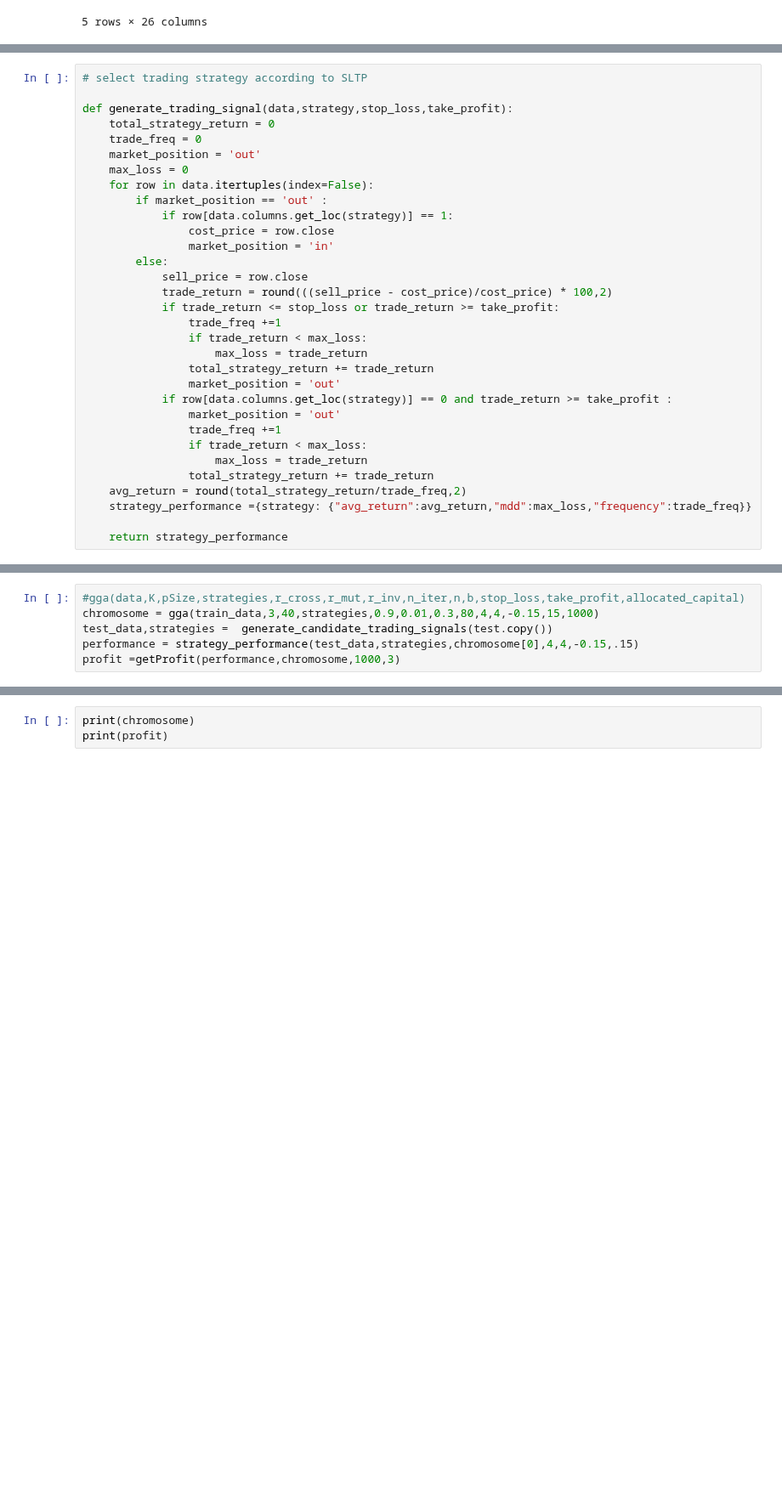
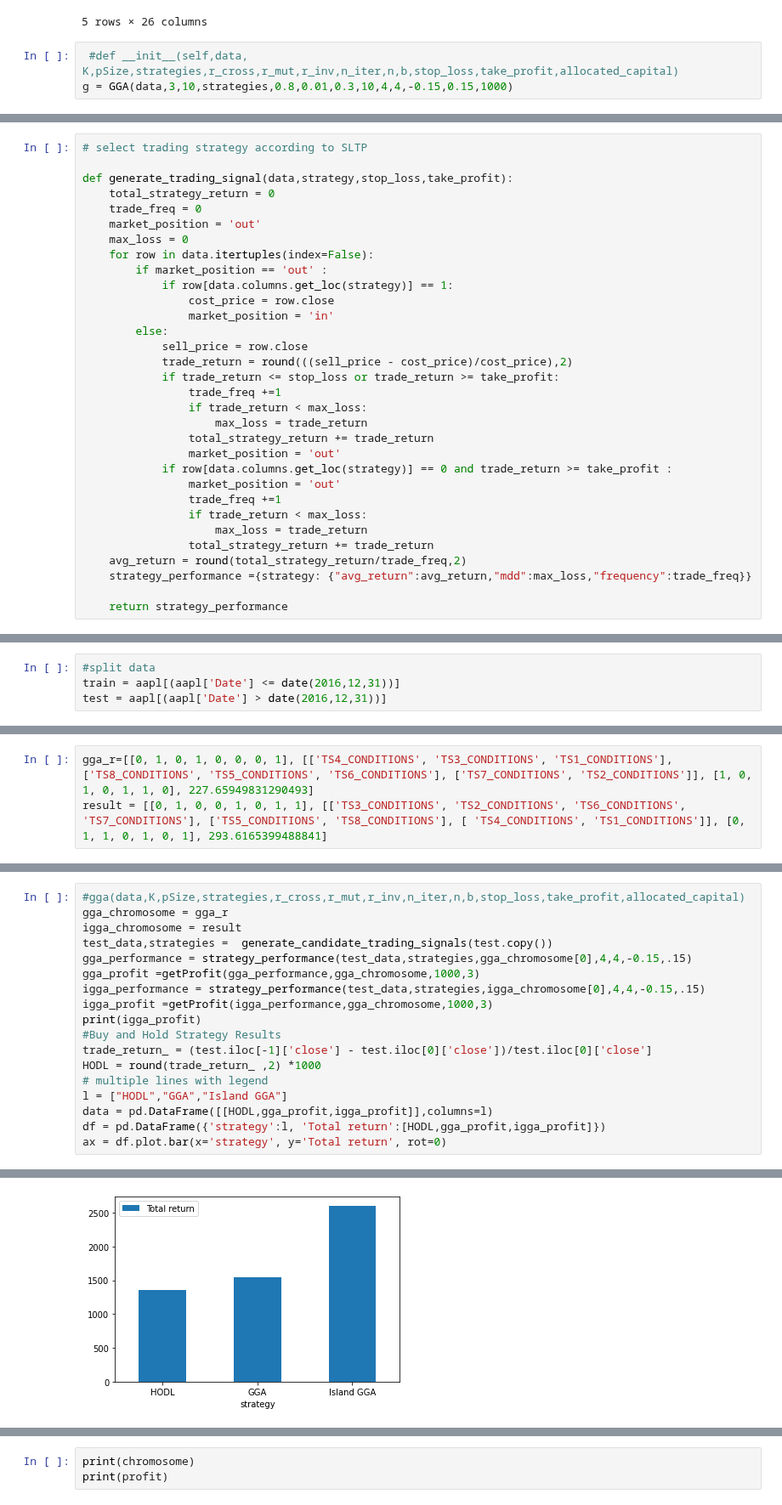
Before and after one commit to Chideme/island_genetic_algrorithm, a Jupyter notebook: island_gga.ipynb, the cells around one changed output, grey strips where cells are left out. Shown at 85% size. Saved outputs shown, nothing was run; the diff lists cells and outputs as text; blank space fills up the shorter version.

```diff
--- a/island_gga.ipynb
+++ b/island_gga.ipynb
@@ -117,3 +118,6 @@ data.head()
 | 2514 | 2010-03-04 | 30.1014 | 89591907 | 29.8971 | 30.1314 | 29.8043 | NaN | NaN | NaN | NaN | ... | ... |
 | 2513 | 2010-03-05 | 31.2786 | 224647427 | 30.7057 | 31.3857 | 30.6614 | 30.19514 | NaN | NaN | NaN | ... | ... |
 5 rows × 26 columns
+# %%
+ #def __init__(self,data, K,pSize,strategies,r_cross,r_mut,r_inv,n_iter,n,b,stop_loss,take_profit,allocated_capital)
+g = GGA(data,3,10,strategies,0.8,0.01,0.3,10,4,4,-0.15,0.15,1000)
@@ -132,7 +147,7 @@ def generate_trading_signal(data,strategy,stop_loss,take_profit):
                 market_position = 'in'
         else:
             sell_price = row.close
-            trade_return = round(((sell_price - cost_price)/cost_price) * 100,2)
+            trade_return = round(((sell_price - cost_price)/cost_price),2)
             if trade_return <= stop_loss or trade_return >= take_profit:
                 trade_freq +=1
                 if trade_return < max_loss:
@@ -534,3 +549,7 @@ def worst_chromosomes(population,N):
     return population
+# %%
+#split data
+train = aapl[(aapl['Date'] <= date(2016,12,31))]
+test = aapl[(aapl['Date'] > date(2016,12,31))]
 # %%
 ##ISLAND GGA
@@ -676,0 +661,3 @@ if __name__ == "__main__":
+# %%
+gga_r=[[0, 1, 0, 1, 0, 0, 0, 1], [['TS4_CONDITIONS', 'TS3_CONDITIONS', 'TS1_CONDITIONS'], ['TS8_CONDITIONS', 'TS5_CONDITIONS', 'TS6_CONDITIONS'], ['TS7_CONDITIONS', 'TS2_CONDITIONS']], [1, 0, 1, 0, 1, 1, 0], 227.65949831290493]
+result = [[0, 1, 0, 0, 1, 0, 1, 1], [['TS3_CONDITIONS', 'TS2_CONDITIONS', 'TS6_CONDITIONS', 'TS7_CONDITIONS'], ['TS5_CONDITIONS', 'TS8_CONDITIONS'], [ 'TS4_CONDITIONS', 'TS1_CONDITIONS']], [0, 1, 1, 0, 1, 0, 1], 293.6165399488841]
@@ -677,6 +712,19 @@ if __name__ == "__main__":
 # %%
 #gga(data,K,pSize,strategies,r_cross,r_mut,r_inv,n_iter,n,b,stop_loss,take_profit,allocated_capital)
-chromosome = gga(train_data,3,40,strategies,0.9,0.01,0.3,80,4,4,-0.15,15,1000)
+gga_chromosome = gga_r
+igga_chromosome = result
 test_data,strategies =  generate_candidate_trading_signals(test.copy())
-performance = strategy_performance(test_data,strategies,chromosome[0],4,4,-0.15,.15)
-profit =getProfit(performance,chromosome,1000,3)
+gga_performance = strategy_performance(test_data,strategies,gga_chromosome[0],4,4,-0.15,.15)
+gga_profit =getProfit(gga_performance,gga_chromosome,1000,3)
+igga_performance = strategy_performance(test_data,strategies,igga_chromosome[0],4,4,-0.15,.15)
+igga_profit =getProfit(igga_performance,gga_chromosome,1000,3)
+print(igga_profit)
+#Buy and Hold Strategy Results
+trade_return_ = (test.iloc[-1]['close'] - test.iloc[0]['close'])/test.iloc[0]['close']
+HODL = round(trade_return_ ,2) *1000
+# multiple lines with legend
+l = ["HODL","GGA","Island GGA"]
+data = pd.DataFrame([[HODL,gga_profit,igga_profit]],columns=l)
+df = pd.DataFrame({'strategy':l, 'Total return':[HODL,gga_profit,igga_profit]})
+ax = df.plot.bar(x='strategy', y='Total return', rot=0)
+# %% [output]
@@ -682,0 +732 @@ profit =getProfit(performance,chromosome,1000,3)
+[figure, added]
```
Also changed, not shown: parts of 19 cells of this notebook, 2 other files.
